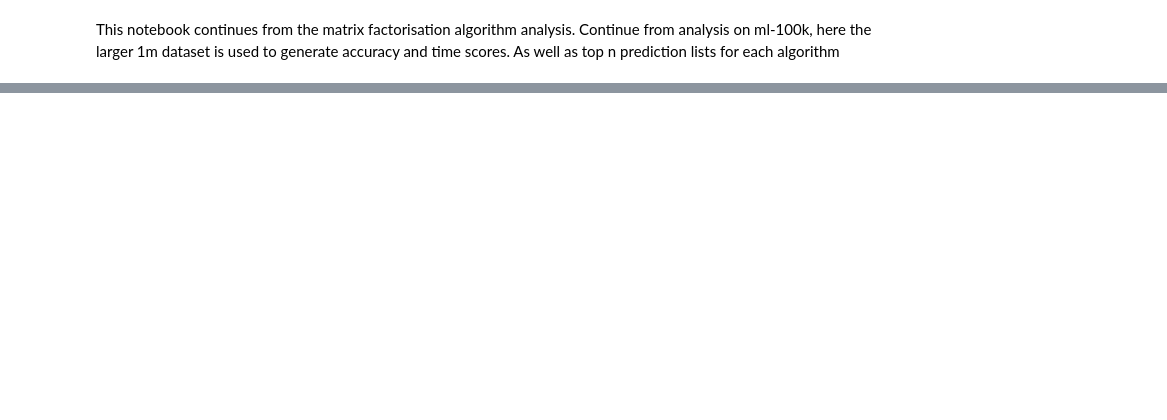
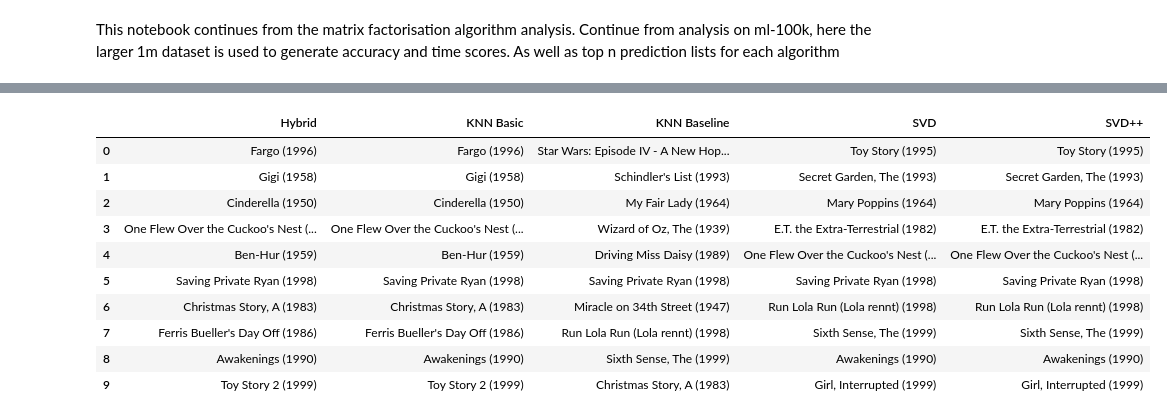
Before and after one commit to harvey1344/FinalProject, a Jupyter notebook: 8.2 Matrix Factorisation on ml1m.ipynb, the cells around one changed output, grey strips where cells are left out. Cells and saved outputs as stored; diff of their text form; code cells hidden in the pictures; blank space fills up the shorter version.

```diff
--- a/8.2 Matrix Factorisation on ml1m.ipynb
+++ b/8.2 Matrix Factorisation on ml1m.ipynb
@@ -197,0 +198,19 @@ plt.show()
+# %%
+# create prediction lists
+from own_algorithms.top_n_list import get_top_n_list
+
+movies_cols = ['movie_id', 'title', 'genres']
+movies_df = pd.read_csv('./ml-1m/movies.dat', sep='::', names=movies_cols, engine='python', encoding='latin-1')
+
+# create top n list for SVD
+movies398=get_top_n_list(predictions_svd, 10, '398', movies_df)
+movies1=get_top_n_list(predictions_svd, 10, '1', movies_df)
+movies134=get_top_n_list(predictions_svd, 10, '134', movies_df)
+# %%
+#load all 3 prediction csv
+user1= pd.read_csv('./predictions/1.csv')
+user134= pd.read_csv('./predictions/134.csv')
+user398= pd.read_csv('./predictions/398.csv')
+# %%
+user1['SVD']= movies1
+user1
@@ -197,0 +259,6 @@ plt.show()
+# %%
+# create top n list for SVDpp
+movies398=get_top_n_list(predictions_svdpp, 10, '398', movies_df)
+movies1=get_top_n_list(predictions_svdpp, 10, '1', movies_df)
+movies134=get_top_n_list(predictions_svdpp, 10, '134', movies_df)
+movies398
@@ -197,0 +276,15 @@ plt.show()
+# %%
+user1['SVD++']= movies1
+user1
+# %% [output]
+|  | Hybrid | KNN Basic | KNN Baseline | SVD | SVD++ |
+| 0 | Fargo (1996) | Fargo (1996) | Star Wars: Episode IV - A New Hop... | Toy Story (1995) | Toy Story (1995) |
+| 1 | Gigi (1958) | Gigi (1958) | Schindler's List (1993) | Secret Garden, The (1993) | Secret Garden, The (1993) |
+| 2 | Cinderella (1950) | Cinderella (1950) | My Fair Lady (1964) | Mary Poppins (1964) | Mary Poppins (1964) |
+| 3 | One Flew Over the Cuckoo's Nest (... | One Flew Over the Cuckoo's Nest (... | Wizard of Oz, The (1939) | E.T. the Extra-Terrestrial (1982) | E.T. the Extra-Terrestrial (1982) |
+| 4 | Ben-Hur (1959) | Ben-Hur (1959) | Driving Miss Daisy (1989) | One Flew Over the Cuckoo's Nest (... | One Flew Over the Cuckoo's Nest (... |
+| 5 | Saving Private Ryan (1998) | Saving Private Ryan (1998) | Saving Private Ryan (1998) | Saving Private Ryan (1998) | Saving Private Ryan (1998) |
+| 6 | Christmas Story, A (1983) | Christmas Story, A (1983) | Miracle on 34th Street (1947) | Run Lola Run (Lola rennt) (1998) | Run Lola Run (Lola rennt) (1998) |
+| 7 | Ferris Bueller's Day Off (1986) | Ferris Bueller's Day Off (1986) | Run Lola Run (Lola rennt) (1998) | Sixth Sense, The (1999) | Sixth Sense, The (1999) |
+| 8 | Awakenings (1990) | Awakenings (1990) | Sixth Sense, The (1999) | Awakenings (1990) | Awakenings (1990) |
+| 9 | Toy Story 2 (1999) | Toy Story 2 (1999) | Christmas Story, A (1983) | Girl, Interrupted (1999) | Girl, Interrupted (1999) |
```
Also changed, not shown: parts of 19 cells of this notebook, 14 other files.
